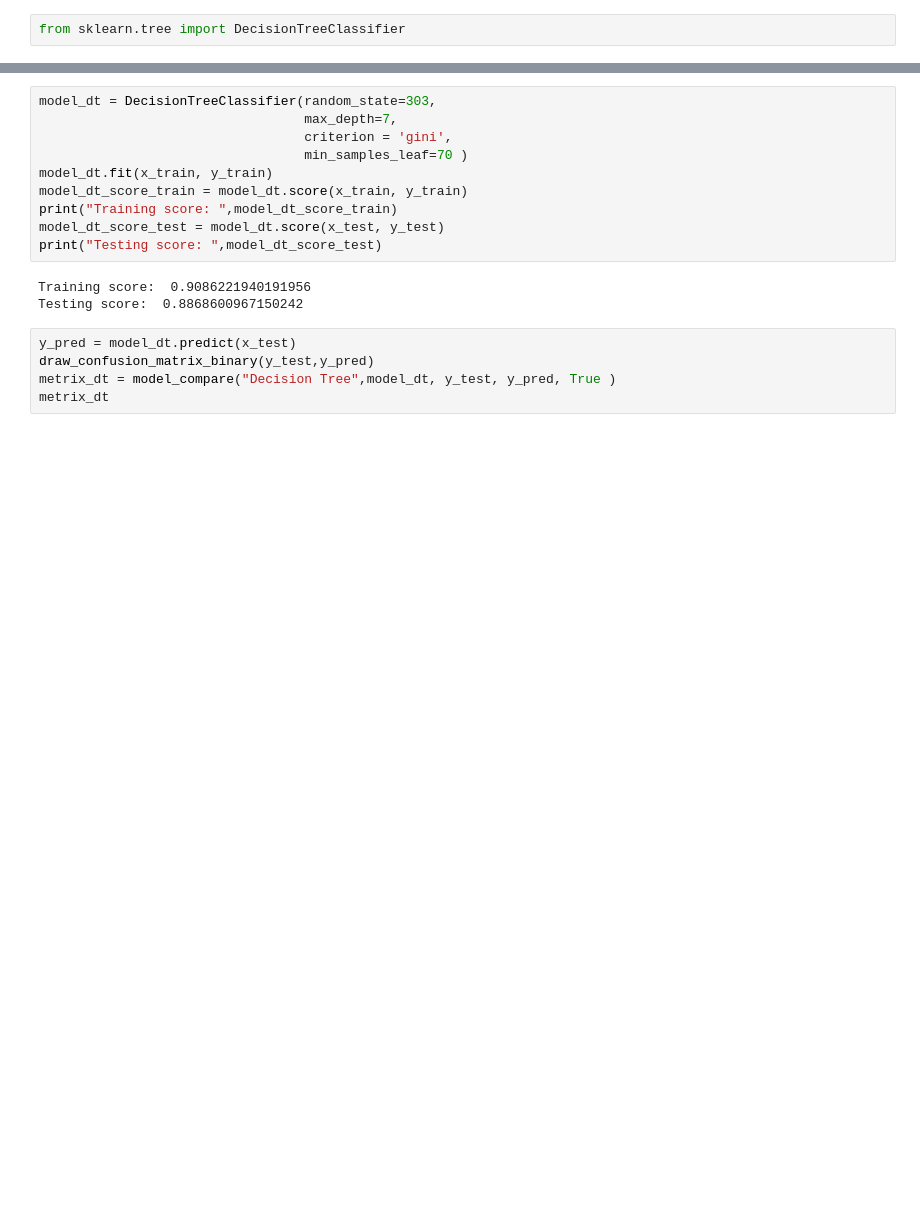
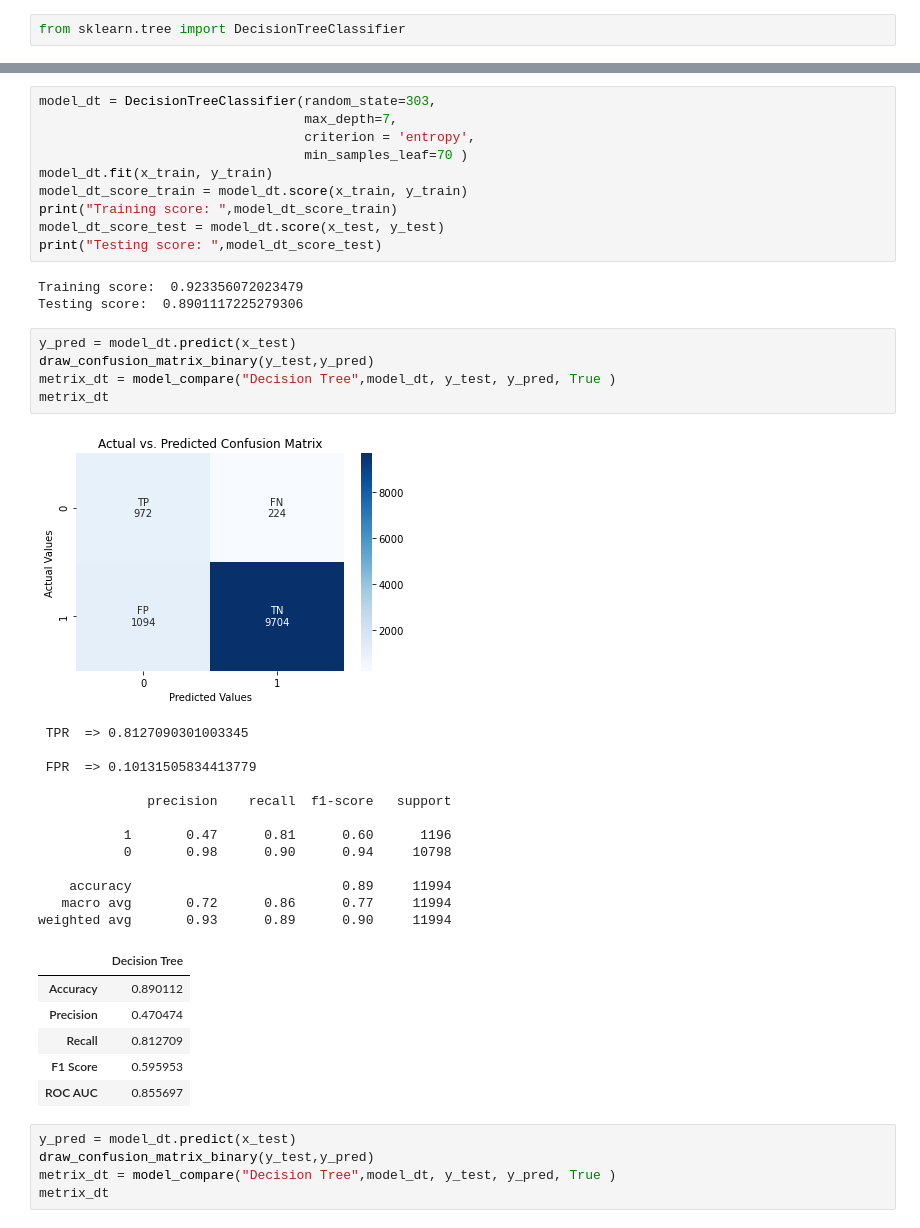
Before and after one commit to melwinmpk/python_datascience, a Jupyter notebook: Project/Project Telemarketing Campaign for Bank/Notebook_v2/Modeling using SMOTE .ipynb, the cells around one changed output, grey strips where cells are left out. Drawn from its saved outputs; the diff is of its cells as text; blank space fills up the shorter version.

```diff
--- a/Project/Project Telemarketing Campaign for Bank/Notebook_v2/Modeling using SMOTE .ipynb
+++ b/Project/Project Telemarketing Campaign for Bank/Notebook_v2/Modeling using SMOTE .ipynb
@@ -149,7 +157,7 @@ Best Parameters using grid search:
 # %%
 model_dt = DecisionTreeClassifier(random_state=303,
                                   max_depth=7,
-                                  criterion = 'gini',
+                                  criterion = 'entropy',
                                   min_samples_leaf=70 )
 model_dt.fit(x_train, y_train)
 model_dt_score_train = model_dt.score(x_train, y_train)
@@ -157,8 +165,33 @@ print("Training score: ",model_dt_score_train)
 model_dt_score_test = model_dt.score(x_test, y_test)
 print("Testing score: ",model_dt_score_test)
 # %% [output]
-Training score:  0.9086221940191956
-Testing score:  0.8868600967150242
+Training score:  0.923356072023479
+Testing score:  0.8901117225279306
+# %%
+y_pred = model_dt.predict(x_test)
+draw_confusion_matrix_binary(y_test,y_pred)
+metrix_dt = model_compare("Decision Tree",model_dt, y_test, y_pred, True )
+metrix_dt
+# %% [output]
+[figure, added]
+ TPR  => 0.8127090301003345
+
+ FPR  => 0.10131505834413779
+
+              precision    recall  f1-score   support
+
+           1       0.47      0.81      0.60      1196
+           0       0.98      0.90      0.94     10798
+
+    accuracy                           0.89     11994
+   macro avg       0.72      0.86      0.77     11994
+weighted avg       0.93      0.89      0.90     11994
+|  | Decision Tree |
+| Accuracy | 0.890112 |
+| Precision | 0.470474 |
+| Recall | 0.812709 |
+| F1 Score | 0.595953 |
+| ROC AUC | 0.855697 |
 # %%
 y_pred = model_dt.predict(x_test)
 draw_confusion_matrix_binary(y_test,y_pred)
```
Also changed, not shown: parts of 10 cells of this notebook, 3 other files.
